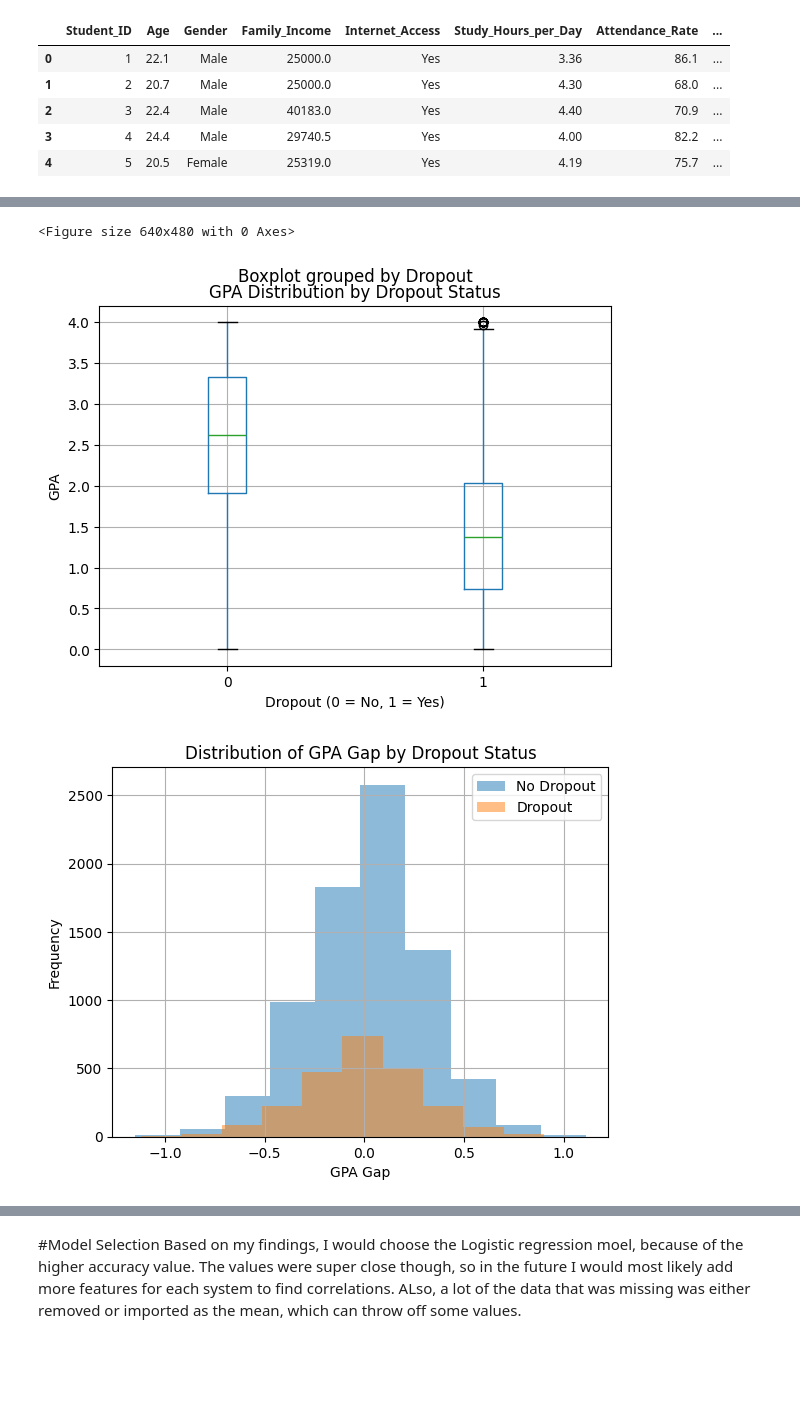
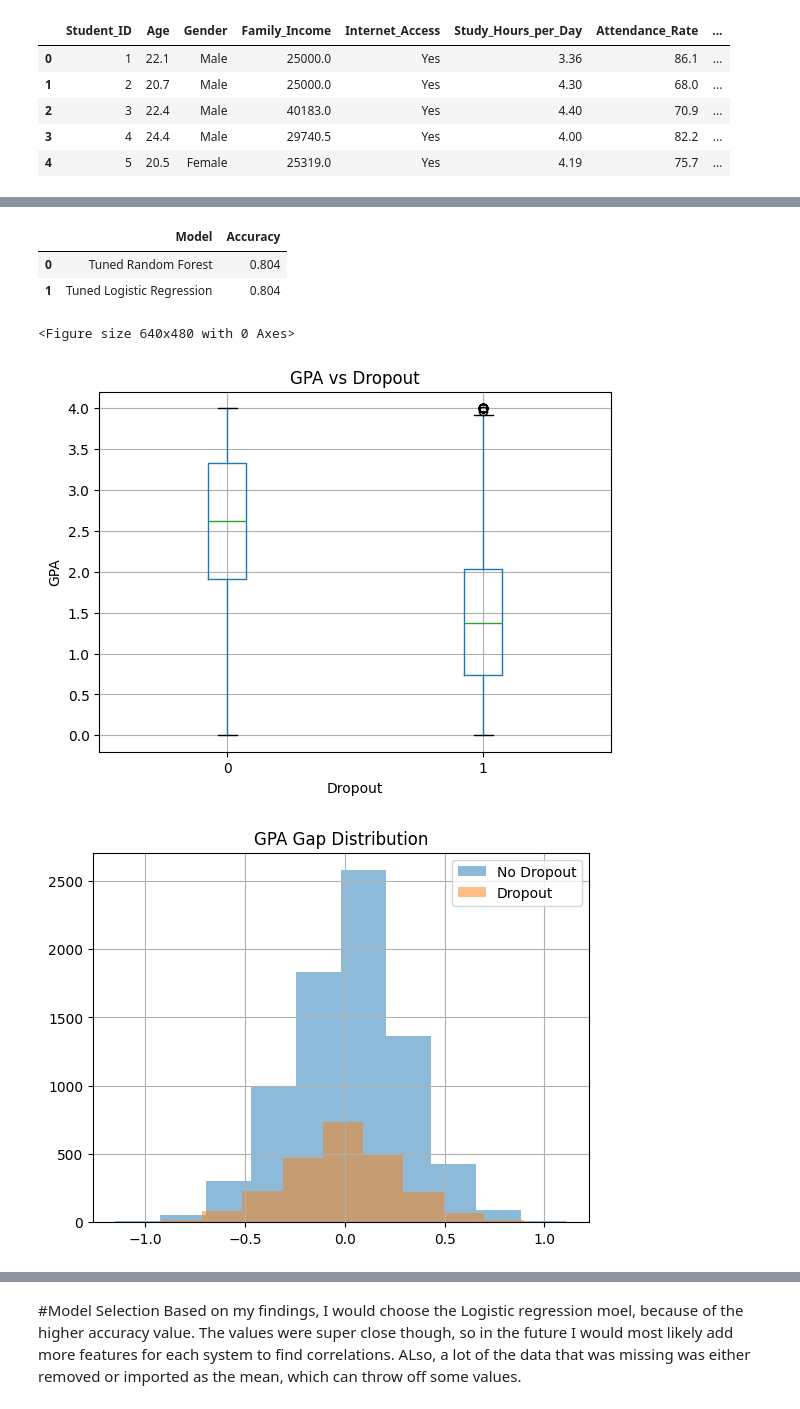
Before and after one commit to kgmad2/myfinalproject, a Jupyter notebook: final_project_draft.ipynb, the cells around one changed output, grey strips where cells are left out. Cells and saved outputs as stored; diff of their text form; code cells hidden in the pictures; blank space fills up the shorter version.

```diff
--- a/final_project_draft.ipynb
+++ b/final_project_draft.ipynb
@@ -135,21 +249,34 @@ X_test = X_test.fillna(X_train.median(numeric_only=True))
+# %%
+comparison = pd.DataFrame({
+    "Model": ["Tuned Random Forest", "Tuned Logistic Regression"],
+    "Accuracy": [
+        accuracy_score(y_test, y_pred_rf),
+        accuracy_score(y_test, y_pred_lr)
+    ]
+})
+
+comparison
+# %% [output]
+|  | Model | Accuracy |
+| 0 | Tuned Random Forest | 0.804 |
+| 1 | Tuned Logistic Regression | 0.804 |
 # %%
 plt.figure()
 df.boxplot(column='GPA', by='Dropout')
-plt.title("GPA Distribution vs Dropout Status")
-plt.xlabel("Dropout (0 = No, 1 = Yes)")
+plt.title("GPA vs Dropout")
+plt.suptitle("")
+plt.xlabel("Dropout")
 plt.ylabel("GPA")
 plt.show()
 # %% [output]
 <Figure size 640x480 with 0 Axes>
-[figure, old version]
+[figure, new version]
 # %%
 plt.figure()
 df[df['Dropout'] == 0]['gpa_gap'].hist(alpha=0.5, label='No Dropout')
 df[df['Dropout'] == 1]['gpa_gap'].hist(alpha=0.5, label='Dropout')
-plt.title("Distribution of GPA Gap by Dropout Status")
-plt.xlabel("GPA Gap")
-plt.ylabel("Frequency")
 plt.legend()
+plt.title("GPA Gap Distribution")
 plt.show()
 # %% [output]
-[figure, old version]
+[figure, new version]
```
Also changed, not shown: parts of 24 cells of this notebook.
